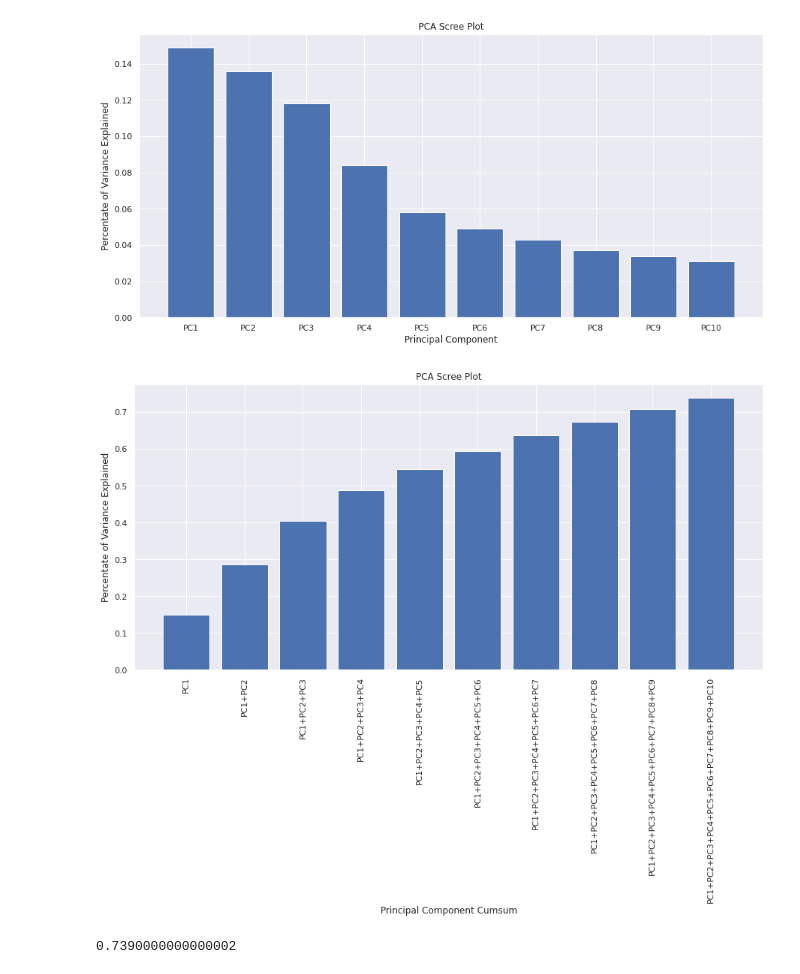
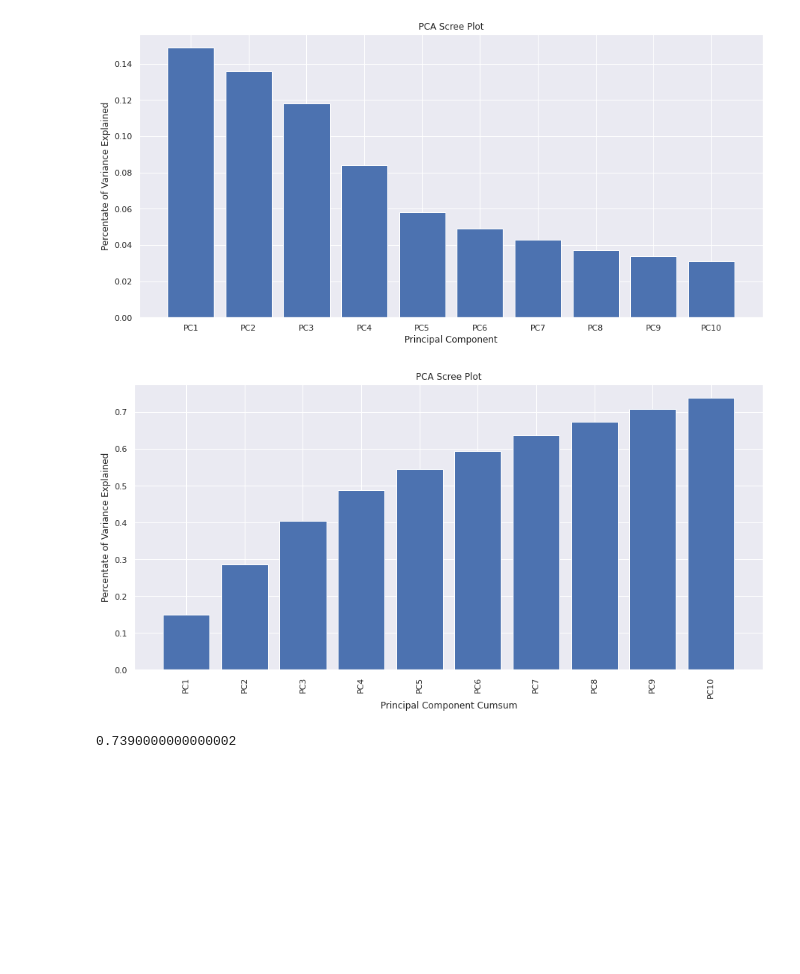
Before and after one commit to zhjavdi/Taller-2-INF398, a Jupyter notebook: Taller-2-INF398.ipynb, the cells around one changed output. Cells and saved outputs as stored; diff of their text form; code cells hidden in the pictures; blank space fills up the shorter version.

```diff
--- a/Taller-2-INF398.ipynb
+++ b/Taller-2-INF398.ipynb
@@ -519,26 +871,16 @@ plt.show()
 # %%
 # Gráfico de Varianza acumulada entre las n-componentes
 percent_variance_cum = np.cumsum(percent_variance)
-columns = ['PC1',
-           'PC1+PC2',
-           'PC1+PC2+PC3',
-           'PC1+PC2+PC3+PC4',
-           'PC1+PC2+PC3+PC4+PC5',
-           'PC1+PC2+PC3+PC4+PC5+PC6',
-           'PC1+PC2+PC3+PC4+PC5+PC6+PC7',
-           'PC1+PC2+PC3+PC4+PC5+PC6+PC7+PC8',
-           'PC1+PC2+PC3+PC4+PC5+PC6+PC7+PC8+PC9',
-           'PC1+PC2+PC3+PC4+PC5+PC6+PC7+PC8+PC9+PC10']
 
 plt.figure(figsize=(15,7))
 plt.bar(x= range(1,11), height=percent_variance_cum, tick_label=columns)
 plt.xticks(x= range(1,11), rotation='vertical')
 plt.ylabel('Percentate of Variance Explained')
 plt.xlabel('Principal Component Cumsum')
 plt.title('PCA Scree Plot')
 plt.show()
 # %% [output]
-[figure, old version]
+[figure, new version]
 # %%
 #Veamos cuanto es el valor del acumulado al final
 percent_variance_cum[9]
```
Also changed, not shown: parts of 51 cells of this notebook.
